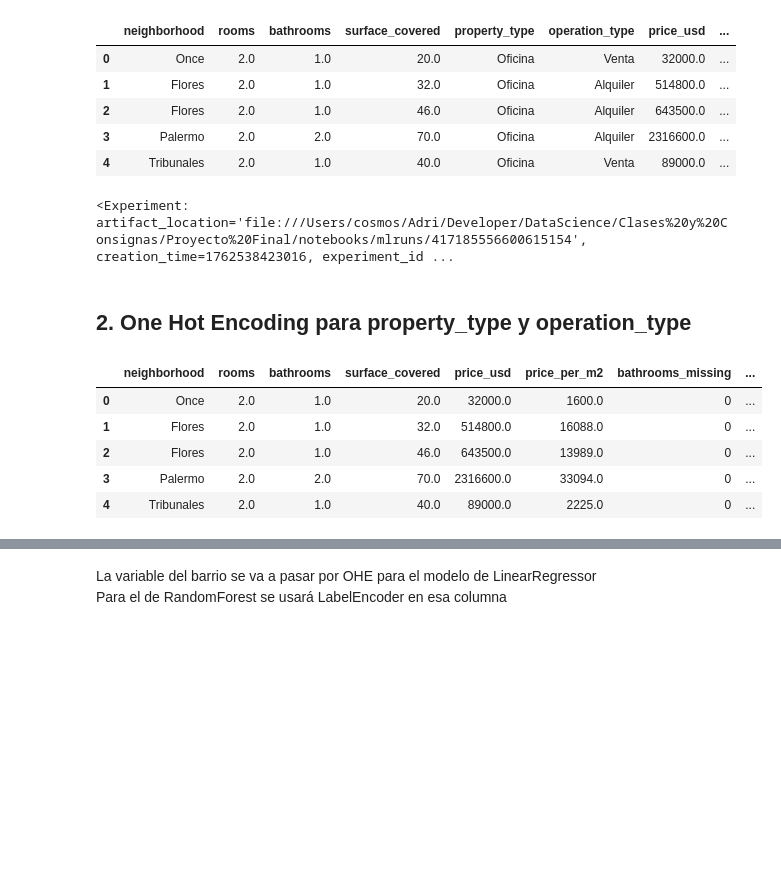
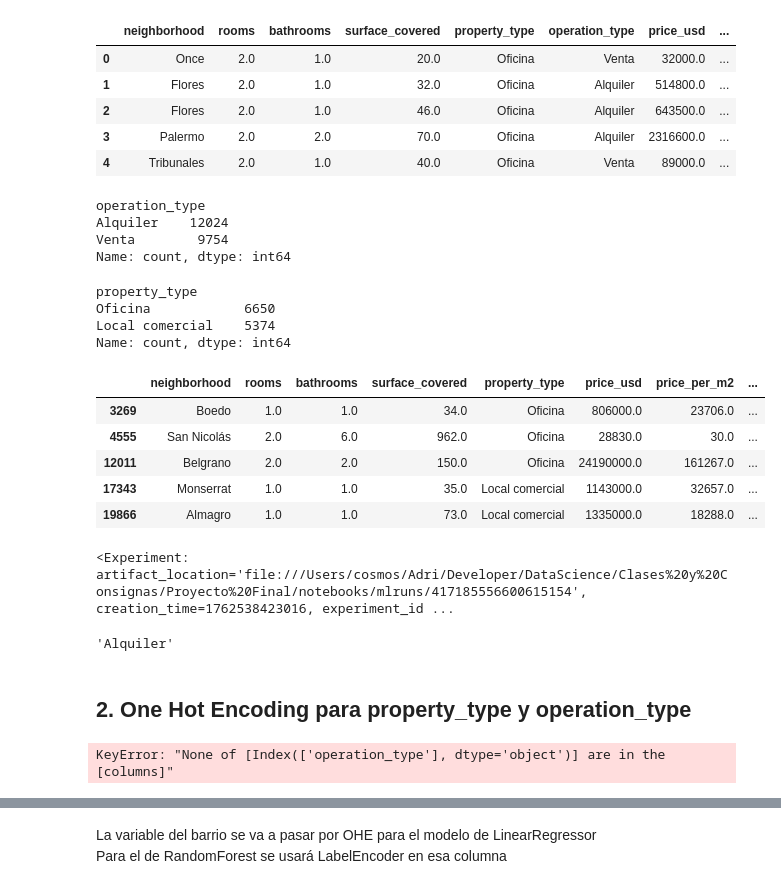
Before and after one commit to pixelciosa/Model_Price_prediction, a Jupyter notebook: notebooks/02_Model.ipynb, the cells around one changed output, grey strips where cells are left out. Saved outputs shown, nothing was run; the diff lists cells and outputs as text; code cells hidden in the pictures; blank space fills up the shorter version.

```diff
--- a/notebooks/02_Model.ipynb
+++ b/notebooks/02_Model.ipynb
@@ -15,5 +30,5 @@ from mlflow.models.signature import infer_signature
 # %%
-df = pd.read_csv('../data/data_cleaned.csv', sep=",")
+df = pd.read_csv('data/data_cleaned.csv', sep=",")
 df.head()
 # %% [output]
 |  | neighborhood | rooms | bathrooms | surface_covered | property_type | operation_type | price_usd | ... |
@@ -22,5 +37,33 @@ df.head()
 | 2 | Flores | 2.0 | 1.0 | 46.0 | Oficina | Alquiler | 643500.0 | ... |
 | 3 | Palermo | 2.0 | 2.0 | 70.0 | Oficina | Alquiler | 2316600.0 | ... |
 | 4 | Tribunales | 2.0 | 1.0 | 40.0 | Oficina | Venta | 89000.0 | ... |
+# %%
+df['operation_type'].value_counts()
+# %% [output]
+operation_type
+Alquiler    12024
+Venta        9754
+Name: count, dtype: int64
+# %%
+df['property_type'].value_counts()
+# %% [output]
+property_type
+Oficina            6650
+Local comercial    5374
+Name: count, dtype: int64
+# %%
+# Acoto el dataset al tipo de transacción a un solo tipo de transacción
+t = 'Alquiler'
+df = df[df['operation_type'] == t]
+df = df.drop(columns=['operation_type'])
+# %%
+df.sample(5)
+# %% [output]
+|  | neighborhood | rooms | bathrooms | surface_covered | property_type | price_usd | price_per_m2 | ... |
+| 3269 | Boedo | 1.0 | 1.0 | 34.0 | Oficina | 806000.0 | 23706.0 | ... |
+| 4555 | San Nicolás | 2.0 | 6.0 | 962.0 | Oficina | 28830.0 | 30.0 | ... |
+| 12011 | Belgrano | 2.0 | 2.0 | 150.0 | Oficina | 24190000.0 | 161267.0 | ... |
+| 17343 | Monserrat | 1.0 | 1.0 | 35.0 | Local comercial | 1143000.0 | 32657.0 | ... |
+| 19866 | Almagro | 1.0 | 1.0 | 73.0 | Local comercial | 1335000.0 | 18288.0 | ... |
 # %%
 # Incluyo mlflow para trackear el desempeño de diferentes opciones a lo largo del proceso
@@ -27,15 +72,14 @@ df.head()
 mlflow.set_experiment(experiment_name="Proyectio_Properatio")
 # %% [output]
 <Experiment: artifact_location='file:///Users/cosmos/Adri/Developer/DataScience/Clases%20y%20Consignas/Proyecto%20Final/notebooks/mlruns/417185556600615154', creation_time=1762538423016, experiment_id ...
+# %%
+mlflow.log_param('Type os transaction', t)
+# %% [output]
+'Alquiler'
 # %% [markdown]
 ## 2. One Hot Encoding para property_type y operation_type
 # %%
-df = pd.get_dummies(df, columns=['property_type', 'operation_type'], drop_first=True)
-df.head()
+# df = pd.get_dummies(df, columns=['operation_type'], drop_first=True)
+# df.sample(5)
 # %% [output]
-|  | neighborhood | rooms | bathrooms | surface_covered | price_usd | price_per_m2 | bathrooms_missing | ... |
-| 0 | Once | 2.0 | 1.0 | 20.0 | 32000.0 | 1600.0 | 0 | ... |
-| 1 | Flores | 2.0 | 1.0 | 32.0 | 514800.0 | 16088.0 | 0 | ... |
-| 2 | Flores | 2.0 | 1.0 | 46.0 | 643500.0 | 13989.0 | 0 | ... |
-| 3 | Palermo | 2.0 | 2.0 | 70.0 | 2316600.0 | 33094.0 | 0 | ... |
-| 4 | Tribunales | 2.0 | 1.0 | 40.0 | 89000.0 | 2225.0 | 0 | ... |
+KeyError: "None of [Index(['operation_type'], dtype='object')] are in the [columns]"
```
Also changed, not shown: parts of 29 cells of this notebook, 2 other files.
